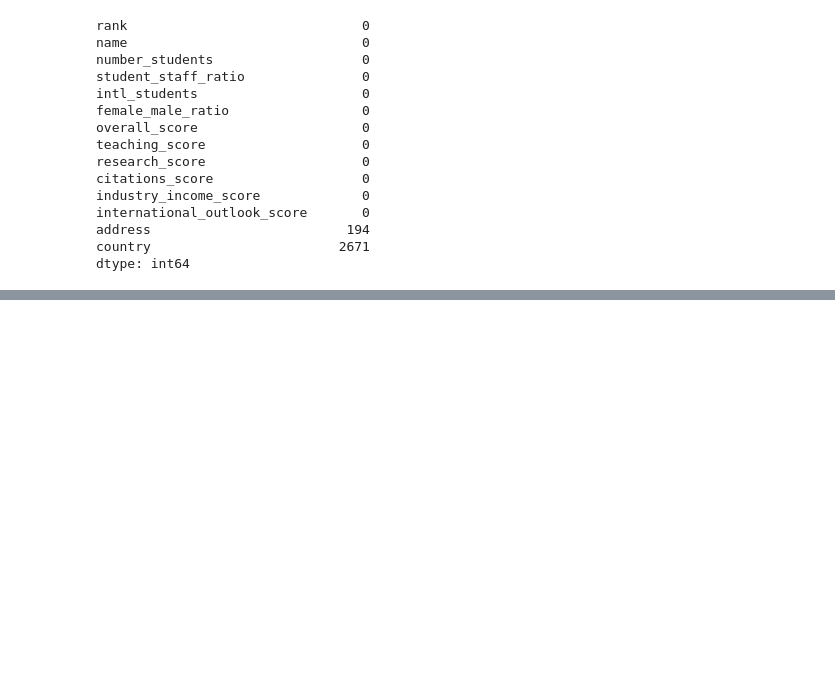
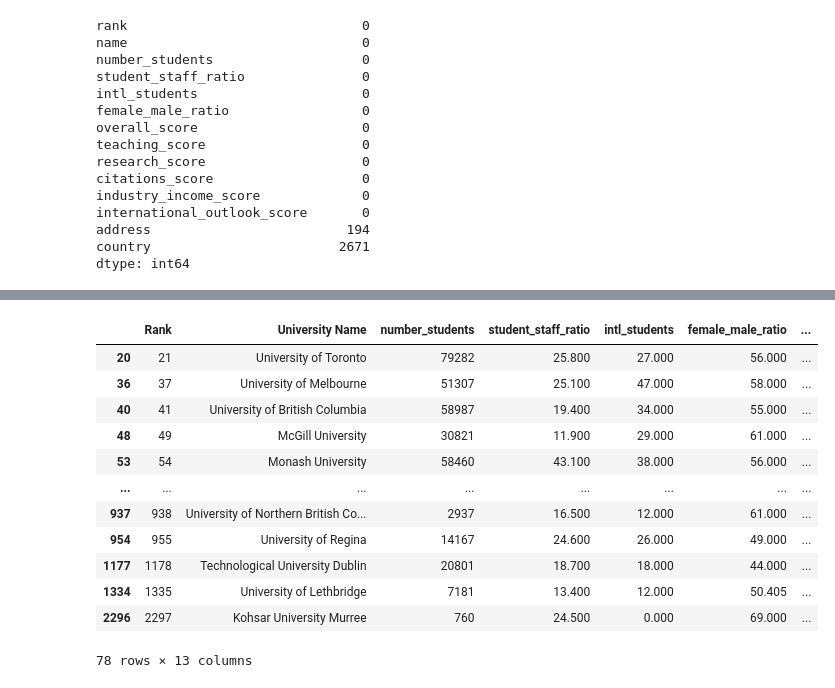
Before and after one commit to MEnesAkpinar/World-University-Ranking-Project, a Jupyter notebook: EDA_world_university_ranking_jupyter.ipynb, the cells around one changed output, grey strips where cells are left out. Saved outputs shown, nothing was run; the diff lists cells and outputs as text; code cells hidden in the pictures; blank space fills up the shorter version.

```diff
--- a/EDA_world_university_ranking_jupyter.ipynb
+++ b/EDA_world_university_ranking_jupyter.ipynb
@@ -770,0 +901,5 @@ df[df['country'] == 'nan']
+# %%
+df.drop(columns = 'rank', inplace=True)
+# %%
+df.rename(columns={'name' : 'University Name',
+                   'Numerical Rank' : 'Rank'}, inplace=True)
@@ -770,0 +930,7 @@ df[df['country'] == 'nan']
+# %%
+new_order = ['Rank', 'University Name', 'number_students', 'student_staff_ratio',
+       'intl_students', 'female_male_ratio', 'overall_score', 'teaching_score',
+       'research_score', 'citations_score', 'industry_income_score',
+       'international_outlook_score', 'country']
+# %%
+df = df[new_order]
@@ -770,0 +953,16 @@ df[df['country'] == 'nan']
+# %%
+df[df['country'] == 'Null']
+# %% [output]
+|  | Rank | University Name | number_students | student_staff_ratio | intl_students | female_male_ratio | ... |
+| 20 | 21 | University of Toronto | 79282 | 25.800 | 27.000 | 56.000 | ... |
+| 36 | 37 | University of Melbourne | 51307 | 25.100 | 47.000 | 58.000 | ... |
+| 40 | 41 | University of British Columbia | 58987 | 19.400 | 34.000 | 55.000 | ... |
+| 48 | 49 | McGill University | 30821 | 11.900 | 29.000 | 61.000 | ... |
+| 53 | 54 | Monash University | 58460 | 43.100 | 38.000 | 56.000 | ... |
+| ... | ... | ... | ... | ... | ... | ... | ... |
+| 937 | 938 | University of Northern British Co... | 2937 | 16.500 | 12.000 | 61.000 | ... |
+| 954 | 955 | University of Regina | 14167 | 24.600 | 26.000 | 49.000 | ... |
+| 1177 | 1178 | Technological University Dublin | 20801 | 18.700 | 18.000 | 44.000 | ... |
+| 1334 | 1335 | University of Lethbridge | 7181 | 13.400 | 12.000 | 50.405 | ... |
+| 2296 | 2297 | Kohsar University Murree | 760 | 24.500 | 0.000 | 69.000 | ... |
+78 rows × 13 columns
```
Also changed, not shown: parts of 76 cells of this notebook.
